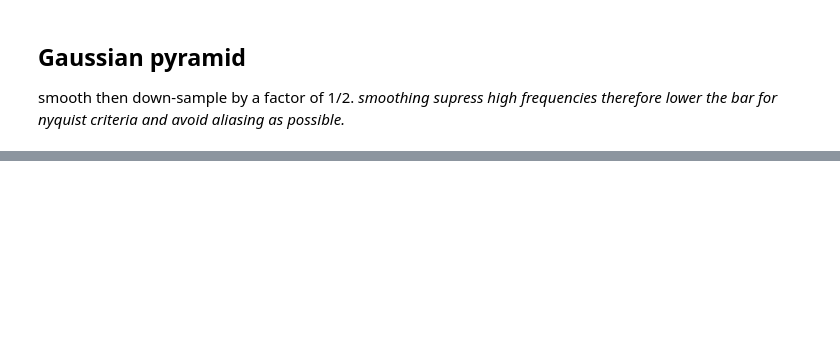
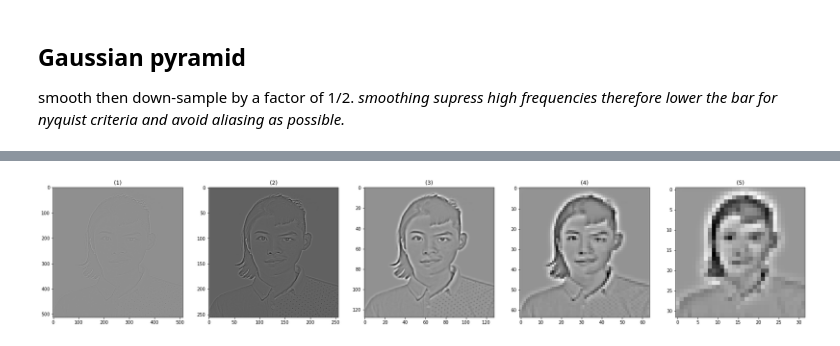
Before and after one commit to ahmedehabb/Face-Detection-and-Pyramid-Blending, a Jupyter notebook: PyramidBlending/pyramid-blending.ipynb, the cells around one changed output, grey strips where cells are left out. Cells and saved outputs as stored; diff of their text form; code cells hidden in the pictures; blank space fills up the shorter version.

```diff
--- a/PyramidBlending/pyramid-blending.ipynb
+++ b/PyramidBlending/pyramid-blending.ipynb
@@ -90,0 +98,30 @@ Clipping input data to the valid range for imshow with RGB data ([0..1] for floa
+# %%
+def blending(A, B, mask):
+    """
+    blend pyramids of image A, B with the given mask
+    A, B and mask must all have same size
+    :param A: first image
+    :param B: second image
+    :param mask: the required mask to blend the region of interest
+    :return blended_pyramid: list of blended pyramid
+    """
+    if mask.shape != A.shape or mask.shape != B.shape:
+        raise Exception("input images and mask all must have same size.")
+    # get gaussian_pyramid of mask
+    g_A = gaussian_pyramid(A)
+    g_B = gaussian_pyramid(B)
+    g_mask = gaussian_pyramid(mask)
+    # get laplacian_pyramid of A and B
+    l_A = laplacian_pyramid(A)
+    l_B = laplacian_pyramid(B)
+    # then blend smoothly using mask pyramid
+    blended_pyramid = []
+    for i in range(len(l_A)):
+        combined_lap = g_mask[i]*l_A[i] + (1 - g_mask[i])*l_B[i]
+        blended_pyramid.append(combined_lap)
+    return blended_pyramid
+# %%
+p = blending(rgb2gray(image1),rgb2gray(image2), mask)
+show_images([p[0],p[1],p[2],p[3],p[4]])
+# %% [output]
+[figure, added]
```
Also changed, not shown: parts of 10 cells of this notebook, 3 other files.
